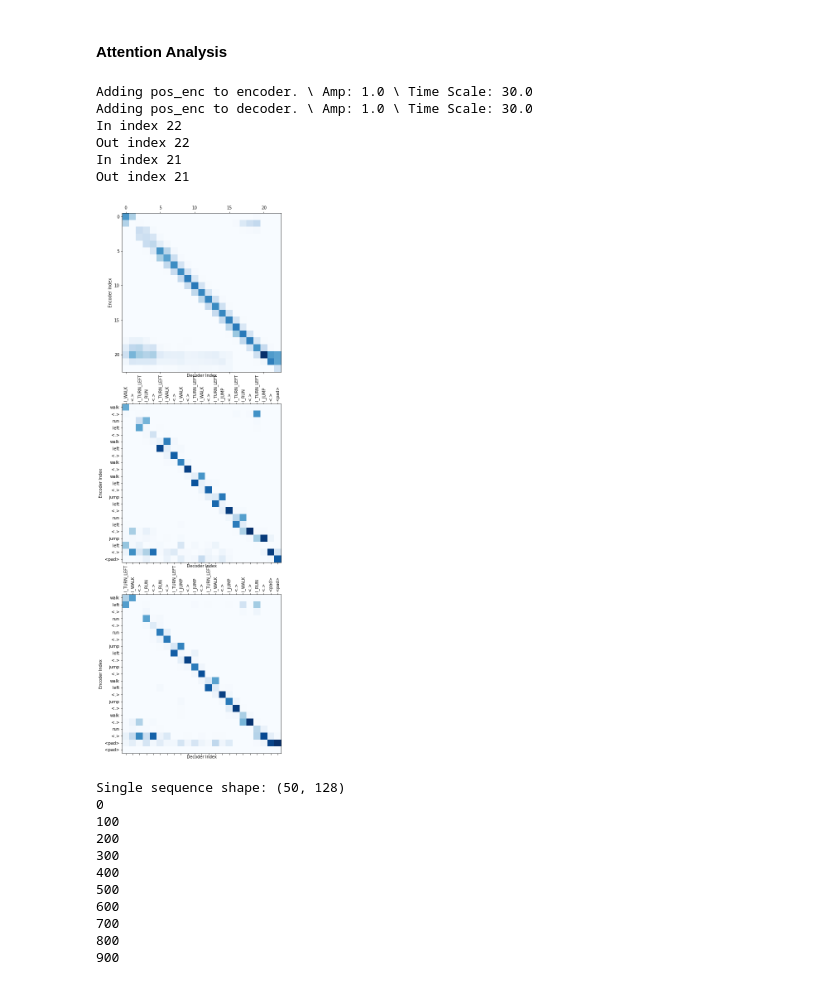
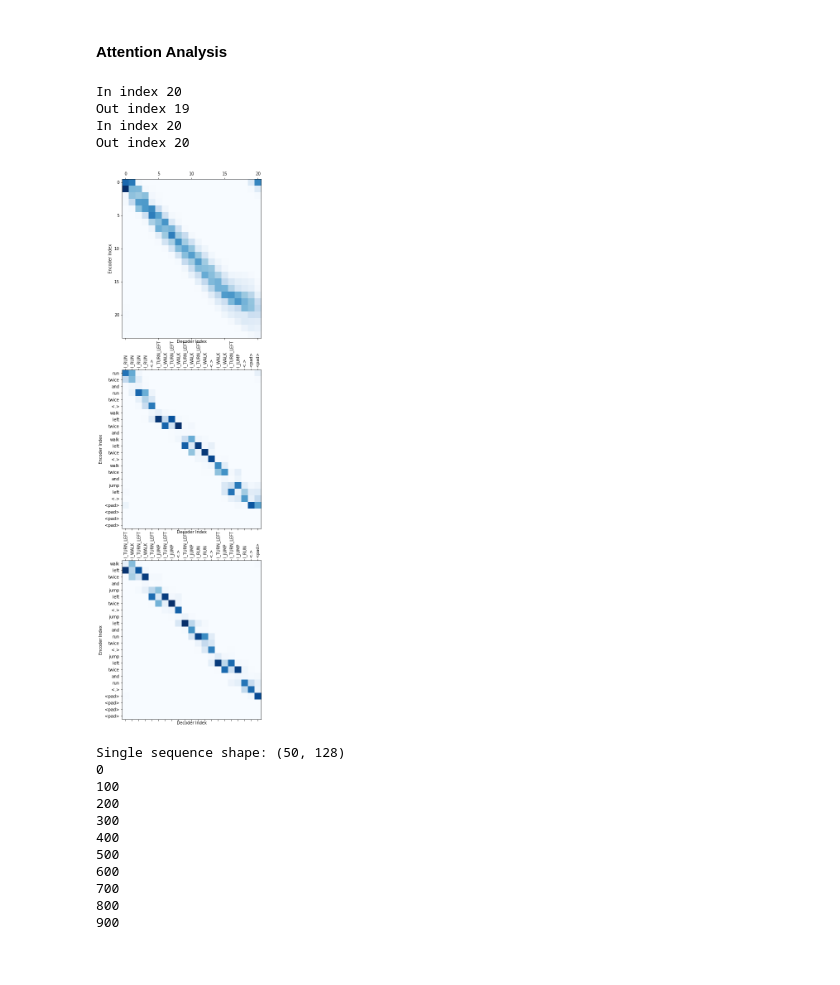
Before and after one commit to kaitken17/understand_nlp, a Jupyter notebook: sythetic_analysis_seq2seq.ipynb, the cells around one changed output. Drawn from its saved outputs; the diff is of its cells as text; code cells hidden in the pictures.

```diff
--- a/sythetic_analysis_seq2seq.ipynb
+++ b/sythetic_analysis_seq2seq.ipynb
@@ -1336,6 +1346,7 @@ if run_tests:
     'pos_enc_params': {'pos_enc': None, 'time_scale': 25, 'amplitude': 1.0},    # Positional encoding: 'standard', 'hidden_conc'
     'shorts': (),
     'zero_context': False,
+    'zero_attention': False,
     'input_size': len(toy_params['in_words']),       # Number of inputs to the RNN
     'hidden_size': 128,                              # Number of units in the RNN
     'output_size': len(toy_params['out_words']),     # Number of outputs in the RNN
@@ -1526,12 +1527,12 @@ if data_type == 'toy':
   ########## Toy data parameters ##########
   toy_params = {
     'phrase_length': 20,    # INPUT phrase length (output phrase length could be different)
-    'base_words': 5,
+    'base_words': 3,
     'var_length': True,
     'min_phrase_len': 15,
     'loss_type': 'XE',
-    'pad_dim': False,
-    'emb_dim': 100,
+    'pad_dim': True,
+    'emb_dim': 50,
     'rules': [],
   }
 
@@ -1543,11 +1544,12 @@ rnn_specs = {
   'cell_type': 'GRU',                              # Supports 'Vanilla', 'GRU', 'LSTM', or 'UGRNN'
   'arch': 'enc_dec_atth',                  # Architecture, supports 'one_to_one', 'enc_dec', 'enc_dec_short', 'enc_dec_att',
                                           # 'enc_dec_atth'
-  'pos_enc_params': {'pos_enc': 'standard', 'time_scale': 30.0, 'amplitude': 1.0}, # Positional encoding: 'standard', 'hidden_conc'
+  'pos_enc_params': {'pos_enc': 'standard', 'time_scale': 20.0, 'amplitude': 1.0}, # Positional encoding: 'standard', 'hidden_conc'
   'shorts': (),
   'zero_context': True,
+  'zero_attention': False,
   'input_size': len(toy_params['in_words']),       # Number of inputs to the RNN
-  'hidden_size': 128,                              # Number of units in the RNN
+  'hidden_size': 256,                              # Number of units in the RNN
   'output_size': len(toy_params['out_words']),     # Number of outputs in the RNN
   'ro_bias': False,                                # Include a bias with the readout
 }
@@ -1556,7 +1558,7 @@ rnn_specs = {
 
 train_params = {
   'max_grad_norm': 10.0,      # max gradient norm before clipping, clip to this value.
-  'l2reg': 1e-5,           # amount of L2 regularization on the weights
+  'l2reg': 1e-4,           # amount of L2 regularization on the weights
 
   'init_lr': 0.1,                     # initial learning rate
   'decay_factor': 0.9997,             # decay the learning rate this much
@@ -1568,7 +1570,7 @@ train_params = {
   'num_batchs': 1000,                    # Total number of batches to train on.
   'print_every': 100,                     # Print training informatino every so often
 
-  'n_datasets': 4,                           # Number of new train sets to generate total (this is slow)
+  'n_datasets': 3,                           # Number of new train sets to generate total (this is slow)
   'epochs': 2,                               # How many times to go through each train set completely
   'test_set_size': 200,
 }
@@ -1592,9 +1594,9 @@ if rnn_specs['pos_enc_params']['pos_enc'] in ['standard']:
 
 new_network = True
 load_network = False
-save_data = False
+save_data = True
 
-path = '/content/drive/My Drive/ml_research/fixedpoints_nlp/data/gru_4classrgb_01-12-23-30is01_RObias_l2is5e-3.pickle'
+path = '/content/drive/My Drive/ml_research/fixedpoints_nlp/data_seq2seq/ao_andlefttwicescan_l2is1e-4_11.pickle'
 save_data = override_data(path, save_data)
 
 if new_network:
@@ -1669,8 +1660,8 @@ Data Not Saved
 # %%
 # Save the network
-path =  '/content/drive/My Drive/ml_research/fixedpoints_nlp/data/gru_3classrgb_xe_noRO_l2is2e-4.pickle'
+path =  '/content/drive/My Drive/ml_research/fixedpoints_nlp/data_seq2seq/aed_andleftscan_l2is1e-3.pickle'
 
-train_params.pop('decay_fun')
+if 'decay_fun' in train_params: train_params.pop('decay_fun')
 
 save_data = override_data(path, True)
 save_run_data(path, save_data, get_params(opt_state), toy_params, rnn_specs, train_params)
@@ -1781,8 +1774,8 @@ def _get_all_states(inputs, in_masks, params):
 
     print('Running attnh with pos_enc:', rnn_specs['pos_enc_params']['pos_enc'])
     return encode_decode_attnh(initial_states, inputs, in_masks, rnn_apply, functools.partial(readout_apply, readout_params),
-                             return_hidden=True, zero_context=rnn_specs['zero_context'], variable_len=toy_params['var_length'],
-                             dec_seq_size=dec_seq_size, pos_enc_params=rnn_specs['pos_enc_params'])
+                             return_hidden=True, rnn_specs=rnn_specs, variable_len=toy_params['var_length'],
+                             dec_seq_size=dec_seq_size)
   elif rnn_specs['arch'] == 'one_to_one':
     rnn_params, readout_params = params
 
@@ -2341,41 +2331,39 @@ enc_len = hs_data['inputs'][0].shape[0]
 dec_len =  hs_data['labels'][0].shape[0]
 
 _, new_apply_fun, _, _, _ = build_rnn(rnn_specs)
 all_logits, attn_matrix_dir = new_apply_fun(final_params, hs_data['inputs'], hs_data['in_index'], return_att_matrix=True)
 
 fig, (ax1, ax2, ax3) = plt.subplots(3, 1, figsize=(20,24))
 
-phrase_idxs = [8, 9]
+phrase_idxs = [0, 1]
 
 ax1.set_ylabel('Encoder Index')
 ax1.set_xlabel('Decoder Index')
 
 # Mean attention matrix
 ax1.matshow(np.mean(attn_matrix_dir, axis=0), cmap=plt.cm.Blues)
 
 for ax, i in zip((ax2, ax3), phrase_idxs):
   print('In index', hs_data['in_index'][i])
   print('Out index', hs_data['out_index'][i])
 
   ax.matshow(attn_matrix_dir[i], cmap=plt.cm.Blues)
   enc_labels = tensorToPhrase(hs_data['inputs'][i], toy_params['in_words'])
   dec_labels = tensorToPhrase(hs_data['labels'][i], toy_params['out_words'])
 
   ax.set_ylabel('Encoder Index')
   ax.set_xlabel('Decoder Index')
 
   ax.set_xticks([j for j in range(dec_len)])
   ax.set_yticks([j for j in range(enc_len)])
   ax.set_yticklabels(enc_labels, rotation=0)
   ax.set_xticklabels(dec_labels, rotation=90)
 # %% [output]
-Adding pos_enc to encoder. \ Amp: 1.0 \ Time Scale: 30.0
-Adding pos_enc to decoder. \ Amp: 1.0 \ Time Scale: 30.0
-In index 22
-Out index 22
-In index 21
-Out index 21
+In index 20
+Out index 19
+In index 20
+Out index 20
-[figure, old version]
+[figure, new version]
 # %%
 # Calculate attention matrix by hand via hidden states
 
```
Also changed, not shown: parts of 58 cells of this notebook.
